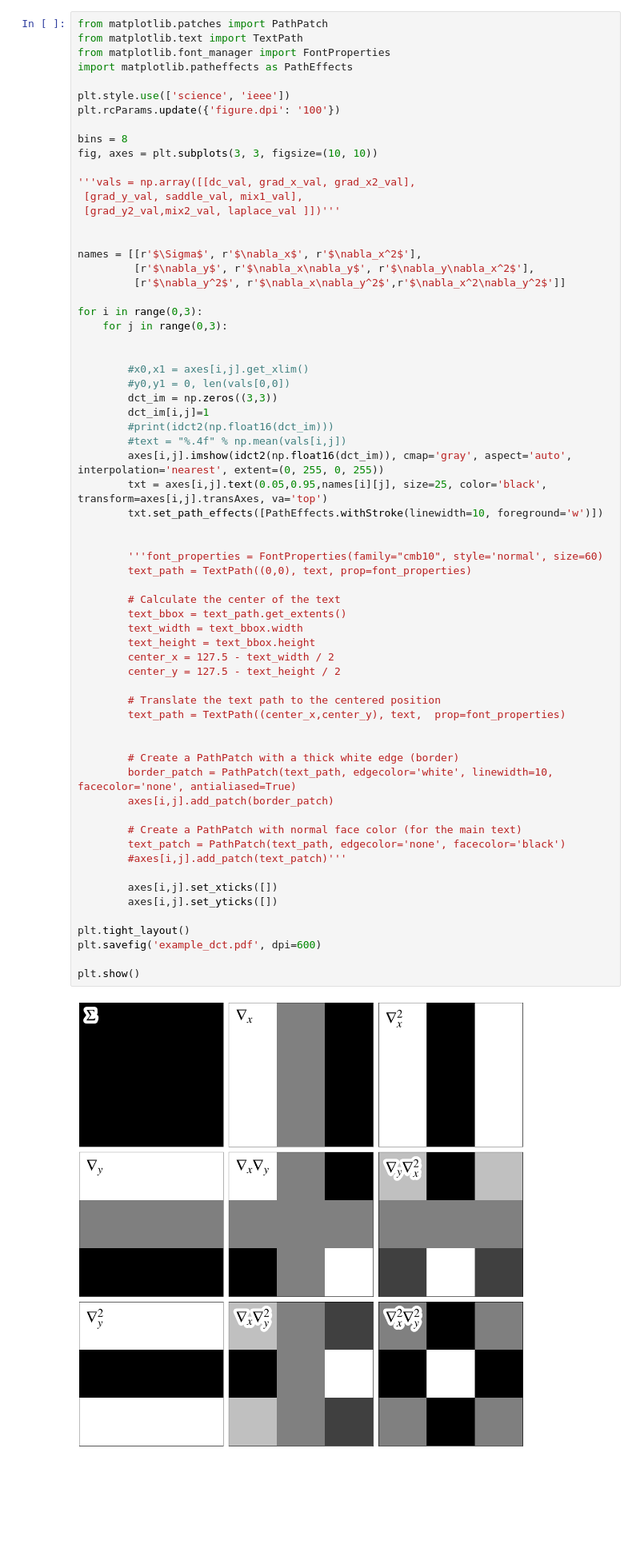
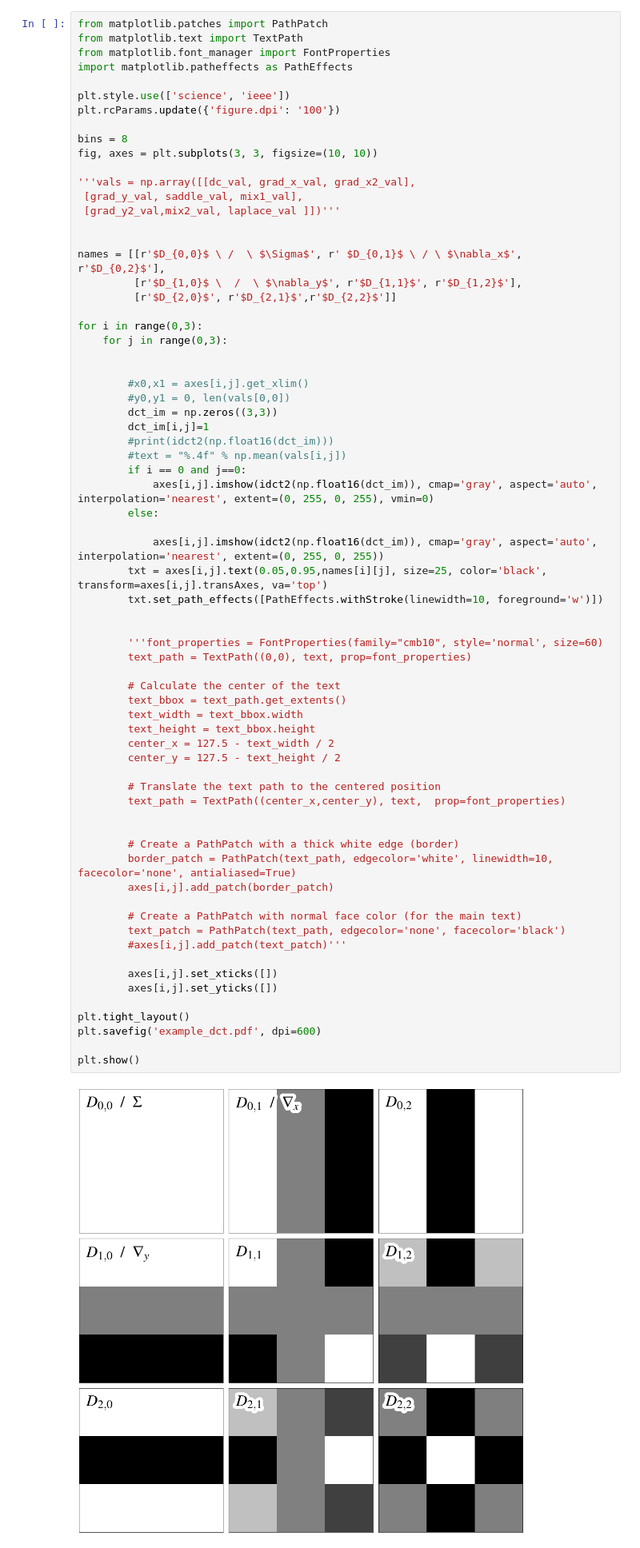
Before and after one commit to liamaltarac/miv_cvpr, a Jupyter notebook: motivation_diagrams/dct_demo.ipynb, the cells around one changed output. Shown at 80% size. Cells and saved outputs as stored; diff of their text form; blank space fills up the shorter version.

```diff
--- a/motivation_diagrams/dct_demo.ipynb
+++ b/motivation_diagrams/dct_demo.ipynb
@@ -53,9 +53,9 @@ fig, axes = plt.subplots(3, 3, figsize=(10, 10))
  [grad_y2_val,mix2_val, laplace_val ]])'''
 
 
-names = [[r'$\Sigma$', r'$\nabla_x$', r'$\nabla_x^2$'],
-		 [r'$\nabla_y$', r'$\nabla_x\nabla_y$', r'$\nabla_y\nabla_x^2$'],
-		 [r'$\nabla_y^2$', r'$\nabla_x\nabla_y^2$',r'$\nabla_x^2\nabla_y^2$']]
+names = [[r'$D_{0,0}$ \ /  \ $\Sigma$', r' $D_{0,1}$ \ / \ $\nabla_x$', r'$D_{0,2}$'],
+		 [r'$D_{1,0}$ \  /  \ $\nabla_y$', r'$D_{1,1}$', r'$D_{1,2}$'],
+		 [r'$D_{2,0}$', r'$D_{2,1}$',r'$D_{2,2}$']]
 
 for i in range(0,3):
 	for j in range(0,3):
@@ -67,7 +67,11 @@ for i in range(0,3):
 		dct_im[i,j]=1
 		#print(idct2(np.float16(dct_im)))
 		#text = "%.4f" % np.mean(vals[i,j])
-		axes[i,j].imshow(idct2(np.float16(dct_im)), cmap='gray', aspect='auto',  interpolation='nearest', extent=(0, 255, 0, 255))
+		if i == 0 and j==0:
+			axes[i,j].imshow(idct2(np.float16(dct_im)), cmap='gray', aspect='auto',  interpolation='nearest', extent=(0, 255, 0, 255), vmin=0)
+		else:
+
+			axes[i,j].imshow(idct2(np.float16(dct_im)), cmap='gray', aspect='auto',  interpolation='nearest', extent=(0, 255, 0, 255))
 		txt = axes[i,j].text(0.05,0.95,names[i][j], size=25, color='black', transform=axes[i,j].transAxes, va='top')
 		txt.set_path_effects([PathEffects.withStroke(linewidth=10, foreground='w')])
 
@@ -75,34 +79,34 @@ for i in range(0,3):
 		'''font_properties = FontProperties(family="cmb10", style='normal', size=60)
 		text_path = TextPath((0,0), text, prop=font_properties)
 
 		# Calculate the center of the text
 		text_bbox = text_path.get_extents()
 		text_width = text_bbox.width
 		text_height = text_bbox.height
 		center_x = 127.5 - text_width / 2
 		center_y = 127.5 - text_height / 2
 
 		# Translate the text path to the centered position
 		text_path = TextPath((center_x,center_y), text,  prop=font_properties)
 
 
 		# Create a PathPatch with a thick white edge (border)
 		border_patch = PathPatch(text_path, edgecolor='white', linewidth=10, facecolor='none', antialiased=True)
 		axes[i,j].add_patch(border_patch)
 
 		# Create a PathPatch with normal face color (for the main text)
 		text_patch = PathPatch(text_path, edgecolor='none', facecolor='black')
 		#axes[i,j].add_patch(text_patch)'''
 
 		axes[i,j].set_xticks([])
 		axes[i,j].set_yticks([])
 
 plt.tight_layout()
 plt.savefig('example_dct.pdf', dpi=600)
 
 plt.show()
 # %% [output]
-[figure, old version]
+[figure, new version]
 # %%
 from matplotlib.offsetbox import OffsetImage, AnnotationBbox
 
```
Also changed, not shown: 13 other files.
